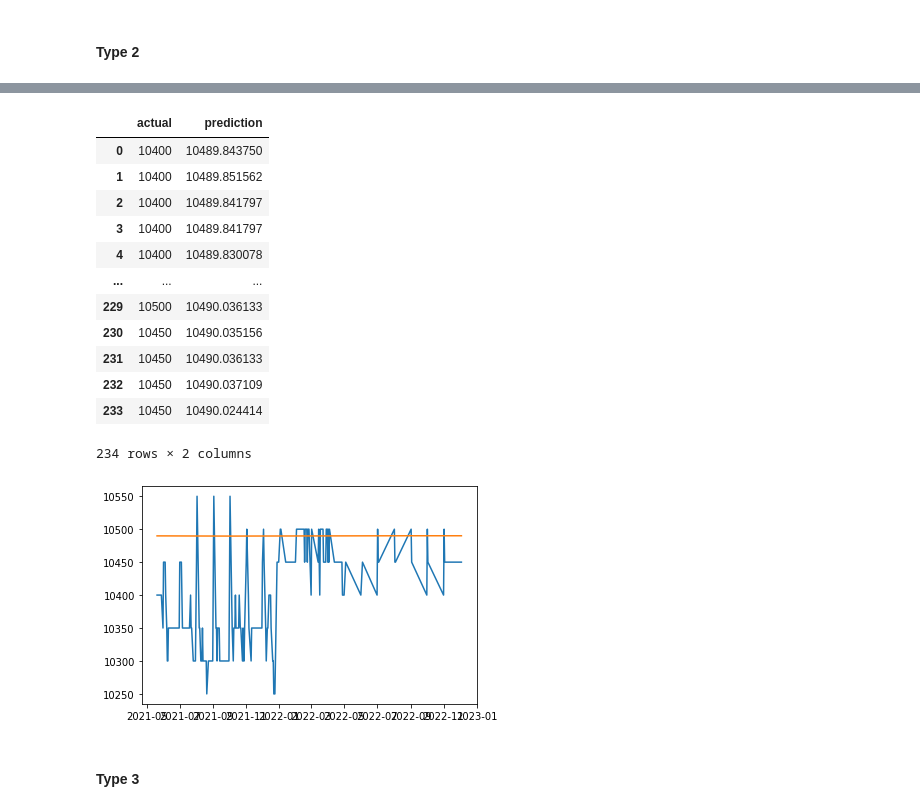
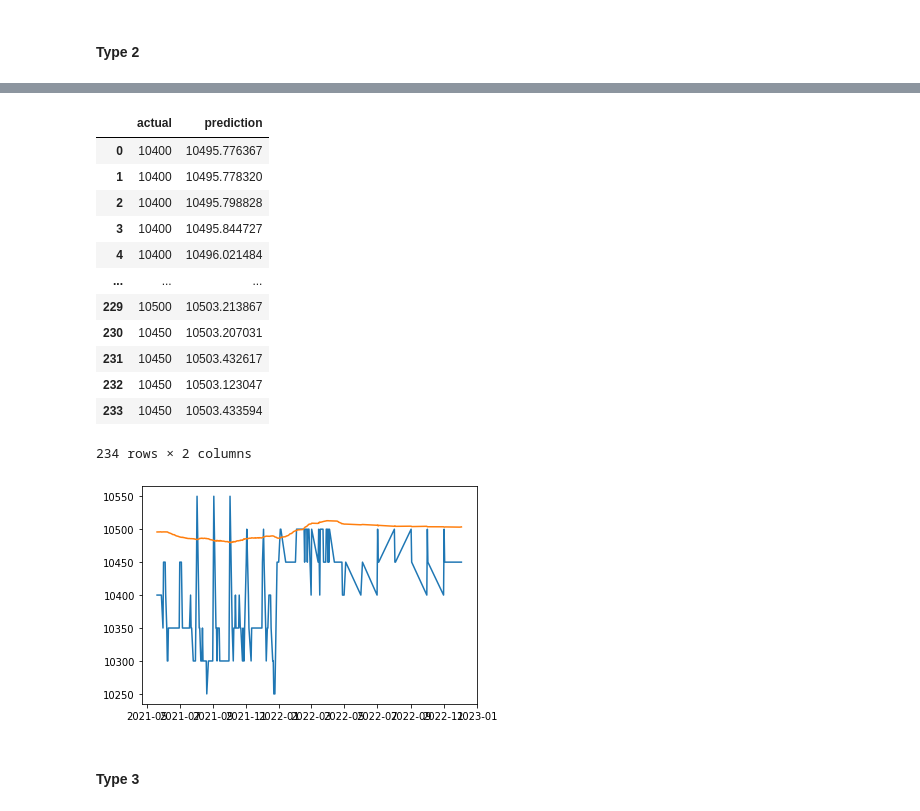
Before and after one commit to mels4/price_predict_Conv-LSTM, a Jupyter notebook: beras_rendah2.ipynb, the cells around one changed output, grey strips where cells are left out. Cells and saved outputs as stored; diff of their text form; code cells hidden in the pictures.

```diff
--- a/beras_rendah2.ipynb
+++ b/beras_rendah2.ipynb
@@ -771,7 +771,7 @@ mae1_1 = tf.keras.metrics.mean_absolute_error(x_test, data_result1_1)
 mape1_1 = tf.keras.metrics.mean_absolute_percentage_error(x_test, data_result1_1)
 mse1_1 = tf.keras.metrics.mean_squared_error(x_test, data_result1_1)
 
-rmse1_1 = math.sqrt(mse1.numpy())
+rmse1_1 = math.sqrt(mse1_1.numpy())
 print(mae1_1.numpy(), mape1_1.numpy(), rmse1_1)
 
 data_new_beras_rendah21_1 = pd.DataFrame()
@@ -788,17 +788,17 @@ data_new_beras_rendah21_1
 |  | actual | prediction |
-| 0 | 10400 | 10489.843750 |
-| 1 | 10400 | 10489.851562 |
-| 2 | 10400 | 10489.841797 |
-| 3 | 10400 | 10489.841797 |
-| 4 | 10400 | 10489.830078 |
+| 0 | 10400 | 10495.776367 |
+| 1 | 10400 | 10495.778320 |
+| 2 | 10400 | 10495.798828 |
+| 3 | 10400 | 10495.844727 |
+| 4 | 10400 | 10496.021484 |
 | ... | ... | ... |
-| 229 | 10500 | 10490.036133 |
-| 230 | 10450 | 10490.035156 |
-| 231 | 10450 | 10490.036133 |
-| 232 | 10450 | 10490.037109 |
-| 233 | 10450 | 10490.024414 |
+| 229 | 10500 | 10503.213867 |
+| 230 | 10450 | 10503.207031 |
+| 231 | 10450 | 10503.432617 |
+| 232 | 10450 | 10503.123047 |
+| 233 | 10450 | 10503.433594 |
 234 rows × 2 columns
-[figure, old version]
+[figure, new version]
 # %% [markdown]
 #### Type 3
 # %%
```
Also changed, not shown: parts of 3 cells of this notebook.
